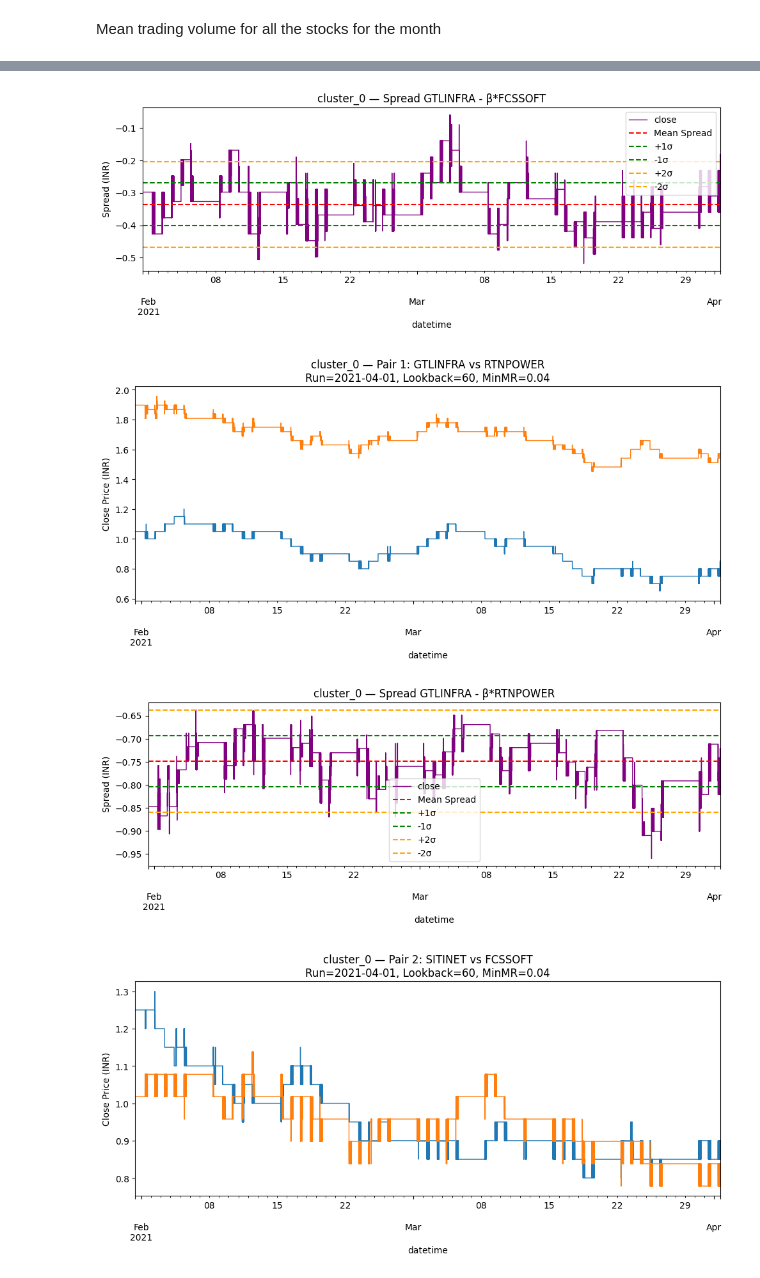
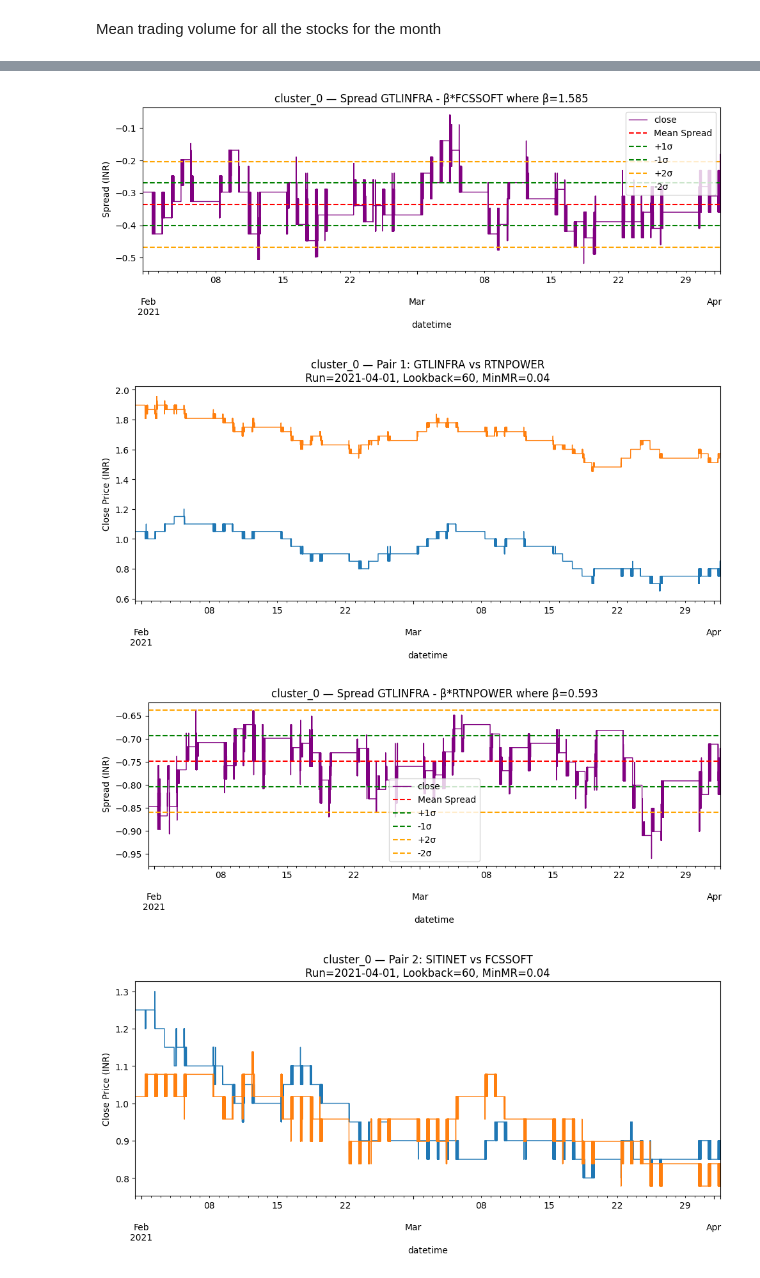
Before and after one commit to NEERAJISM/Capstone, a Jupyter notebook: pair_selection/pair_select_24aug.ipynb, the cells around one changed output, grey strips where cells are left out. Drawn from its saved outputs; the diff is of its cells as text; code cells hidden in the pictures.

Commit message:
improvement in pair selection code

```diff
--- a/pair_selection/pair_select_24aug.ipynb
+++ b/pair_selection/pair_select_24aug.ipynb
@@ -434,9 +489,9 @@ predictor = LiquidityPredictor(
     base_dir=BASE_DIR,
     lookback=LOOKBACK,
     run_date=RUN_DATE,
-    tickers  = []
+    tickers= TICKERS_UNIVERSE
 )
 # Basic filter: only tickers with avg volume >= 1000
-basic_tickers = predictor.filter_basic(volume_threshold=1000)
+basic_tickers = predictor.filter_basic(volume_threshold=VOLUME_THRESHOLD)
 print("Tickers passing basic volume filter:", basic_tickers)
 # %% [output]
@@ -473,9 +557,8 @@ class PairTradingAnalyzer:
         lookback: int,
         trading_start: str = "09:15:00",
         trading_end: str = "15:30:00",
-        time_interval_minutes: int = 60,
         tickers: Optional[List[str]] = None,
-        min_mean_reversion: float = 0.5  # <-- add as class attribute
+        min_mean_reversion: float = 0.05
     ):
         self.base_dir = base_dir
         self.run_date = datetime.strptime(run_date, "%Y-%m-%d")
@@ -483,7 +566,6 @@ class PairTradingAnalyzer:
         self.start_day = self.run_date - timedelta(days=lookback)
         self.start_time = datetime.strptime(trading_start, "%H:%M:%S").time()
         self.end_time = datetime.strptime(trading_end, "%H:%M:%S").time()
-        self.time_interval = timedelta(minutes=time_interval_minutes)
         self.tickers = tickers
         self.min_mean_reversion = min_mean_reversion  # store it here
         self._log_initial_config()
@@ -498,7 +580,6 @@ class PairTradingAnalyzer:
         print(f"Start Day          : {self.start_day.date()}")
         print(f"End Day            : {self.end_day.date()}")
         print(f"Trading Window     : {self.start_time} → {self.end_time}")
-        print(f"Interval           : {self.time_interval}")
         print(f"Tickers            : {self.tickers if self.tickers else 'Using default universe'}")
         print("=" * 50)
 
@@ -633,7 +714,7 @@ analyzer = PairTradingAnalyzer(
 )
 
 
-result = analyzer.analyze(volatility_threshold=0.001, n_clusters=5)
+result = analyzer.analyze(volatility_threshold=VOLATILITY_THRESHOLD, n_clusters=N_CLUSTERS_PAIRS)
 
 for cluster_name, cluster_info in result.items():
     print(f"{cluster_name}:")
@@ -659,8 +740,13 @@ Tickers: ['UJAAS', 'GREENPOWER', 'RHFL']
 Pairs: []
 ----------------------------------------
 # %%
-timestamp = datetime.now().strftime("%Y%m%d_%H%M%S")
-filename = f"pair_trading_result_{timestamp}.json"
+filename = (
+    f"pair_trading_result_{RUN_DATE}_lookback-{LOOKBACK}"
+    f"_vol-{VOLUME_THRESHOLD}"
+    f"_minmr-{MIN_MEAN_REVERSION}"
+    f"_volth-{VOLATILITY_THRESHOLD}"
+    f"_clusters-{N_CLUSTERS_PAIRS}.json"
+)
 
 with open(filename, "w") as f:
     json.dump(result, f, indent=4)
@@ -671,14 +757,42 @@ Saved result to pair_trading_result_20250825_104411.json
 # %% [markdown]
 Mean trading volume for all the stocks for the month
 # %%
+
+
 end_dt = datetime.strptime(RUN_DATE, "%Y-%m-%d")
 start_dt = end_dt - timedelta(days=LOOKBACK)
 start_str = start_dt.strftime("%Y-%m-%d 09:15:00")
 end_str   = end_dt.strftime("%Y-%m-%d 15:30:00")
 
 files = glob.glob("pair_trading_result_*.json")
-latest_file = max(files, key=os.path.getmtime)
-print(f"Loading {latest_file}")
+
+date_file_map = []
+pattern = re.compile(
+    r"pair_trading_result_(\d{4}-\d{2}-\d{2})_lookback-(\d+)_vol-(\d+)_minmr-([\d\.]+)_volth-([\d\.]+)_clusters-(\d+)\.json"
+)
+
+for f in files:
+    m = pattern.search(os.path.basename(f))
+    if m:
+        run_date = datetime.strptime(m.group(1), "%Y-%m-%d")
+        lookback_val = int(m.group(2))
+        vol_threshold = int(m.group(3))
+        min_mean_rev = float(m.group(4))
+        vol_th = float(m.group(5))
+        n_clusters = int(m.group(6))
+        # Store key for sorting: (run_date, lookback_val, vol_threshold, min_mean_rev, vol_th, n_clusters)
+        date_file_map.append((
+            (run_date, lookback_val, vol_threshold, min_mean_rev, vol_th, n_clusters),
+            f
+        ))
+
+if not date_file_map:
+    raise FileNotFoundError("No valid pair_trading_result_*.json files found")
+
+# Pick latest by run_date, then lookback, then other parameters if needed
+latest_key, latest_file = max(date_file_map, key=lambda x: x[0])
+
+print("Latest file:", latest_file)
 with open(latest_file, "r") as f:
     result = json.load(f)
 
@@ -707,17 +821,15 @@ def plot_pairs_in_cluster(cluster_name, cluster_data, start, end, base_dir=BASE_
 
         dfs = {}
         for t, pl_df in data_dict.items():
-            pd_df = pl_df.to_pandas()
-            pd_df = pd_df.set_index("datetime")
+            pd_df = pl_df.to_pandas().set_index("datetime")
             dfs[t] = pd_df["close"]
-
 
         t1, t2 = tickers
         s1 = dfs[t1]
         s2 = dfs[t2]
         spread = s1 - beta * s2
 
-        # --- Plot closes ---
+        # Price plot
         plt.figure(figsize=(10,5))
         s1.rename(t1).plot(linewidth=1)
         (beta*s2).rename(f"{t2} * β({beta:.2f})").plot(linewidth=1)
@@ -729,7 +841,7 @@ def plot_pairs_in_cluster(cluster_name, cluster_data, start, end, base_dir=BASE_
         plt.tight_layout()
         plt.show()
 
-        # --- Plot spread with mean & std bands ---
+        # Spread plot
         plt.figure(figsize=(10,4))
         spread.plot(linewidth=1, color="purple")
         mean, std = spread.mean(), spread.std()
@@ -738,14 +850,13 @@ def plot_pairs_in_cluster(cluster_name, cluster_data, start, end, base_dir=BASE_
         plt.axhline(mean-std, color="green", linestyle="--", label="-1σ")
         plt.axhline(mean+2*std, color="orange", linestyle="--", label="+2σ")
         plt.axhline(mean-2*std, color="orange", linestyle="--", label="-2σ")
-        plt.title(f"{cluster_name} — Spread {t1} - β*{t2}")
+        plt.title(f"{cluster_name} — Spread {t1} - β*{t2} where β={round(beta, 3)}")
         plt.ylabel("Spread (INR)")
         plt.legend()
         plt.tight_layout()
         plt.show()
 
 
-# --- driver ---
 for cluster_name, cluster_data in result.items():
     plot_pairs_in_cluster(
         cluster_name,
@@ -759,5 +870,5 @@ Loading pair_trading_result_20250825_104411.json
 [figure]
-[figure, old version]
+[figure, new version]
 [figure]
-[figure, old version]
+[figure, new version]
 [figure]
```
Also changed, not shown: parts of 11 cells of this notebook, 2 other files.
